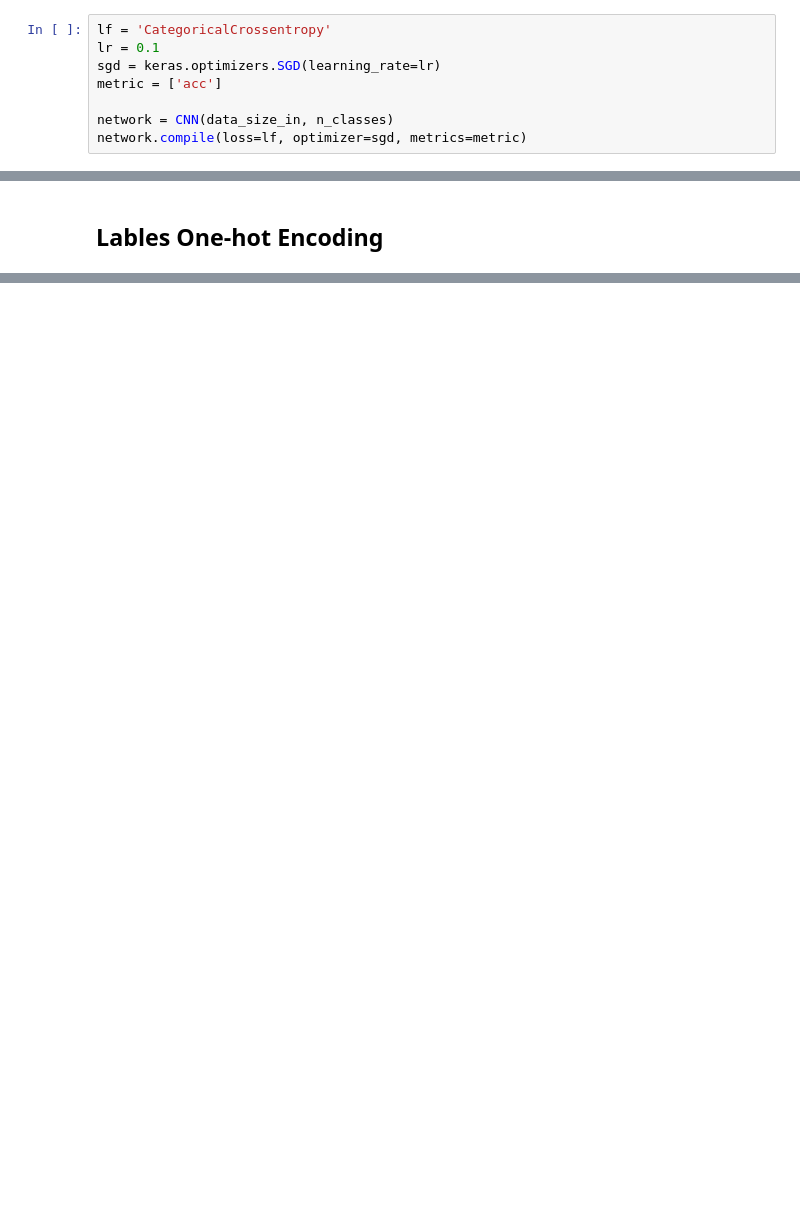
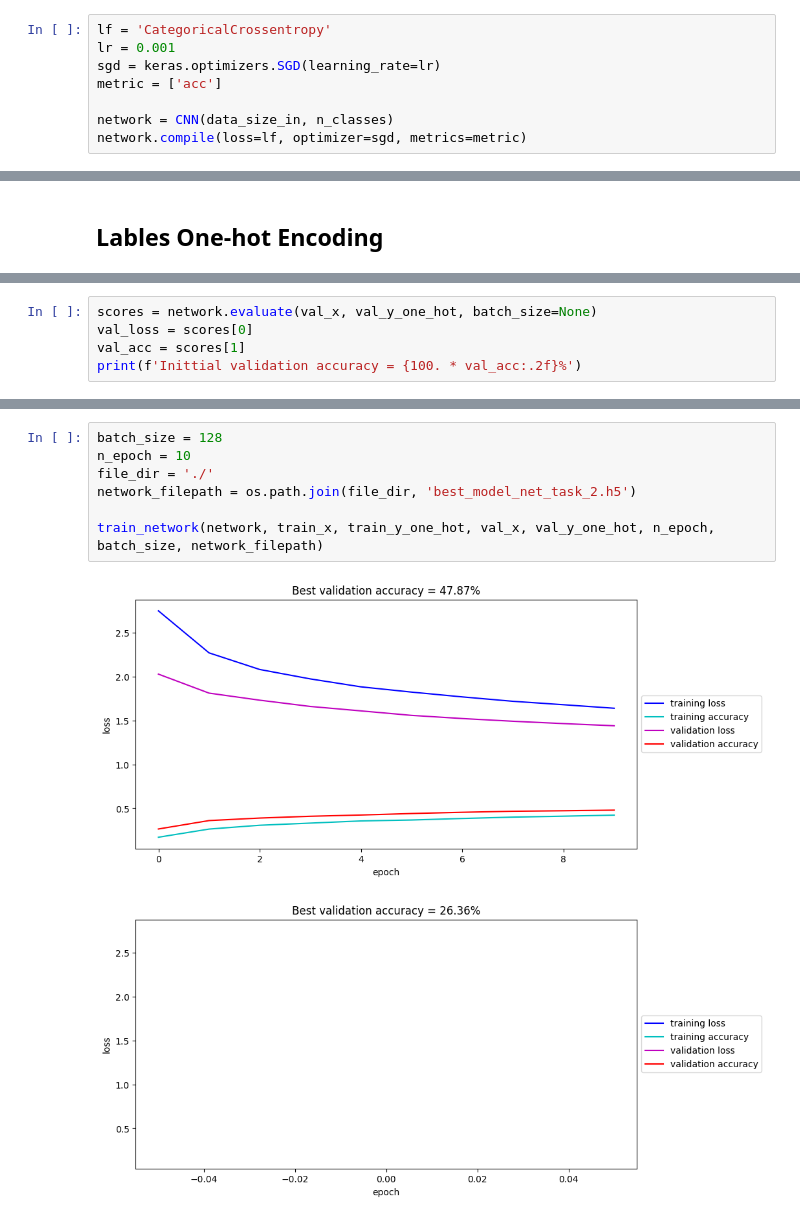
Before and after one commit to essiesalari/Image-Classification-CIFAR10-_DL, a Jupyter notebook: CIFAR10_Image_Classificatio__CNN.ipynb, the cells around one changed output, grey strips where cells are left out. Drawn from its saved outputs; the diff is of its cells as text; blank space fills up the shorter version.

```diff
--- a/CIFAR10_Image_Classificatio__CNN.ipynb
+++ b/CIFAR10_Image_Classificatio__CNN.ipynb
@@ -134,7 +151,7 @@ def CNN(data_size_in, n_classes):
 ## CNN's Loss Function, Optimizer and Metric
 # %%
 lf = 'CategoricalCrossentropy'
-lr = 0.1
+lr = 0.001
 sgd = keras.optimizers.SGD(learning_rate=lr)
 metric = ['acc']
 
@@ -154,0 +203,5 @@ print (np.sum(val_y_one_hot, axis=0))
+# %%
+scores = network.evaluate(val_x, val_y_one_hot, batch_size=None)
+val_loss = scores[0]
+val_acc = scores[1]
+print(f'Inittial validation accuracy = {100. * val_acc:.2f}%')
@@ -154,0 +261,10 @@ print (np.sum(val_y_one_hot, axis=0))
+# %%
+batch_size = 128
+n_epoch = 10
+file_dir = './'
+network_filepath = os.path.join(file_dir, 'best_model_net_task_2.h5')
+
+train_network(network, train_x, train_y_one_hot, val_x, val_y_one_hot, n_epoch, batch_size, network_filepath)
+# %% [output]
+[figure, added]
+[figure, added]
```
Also changed, not shown: parts of 8 cells of this notebook.
